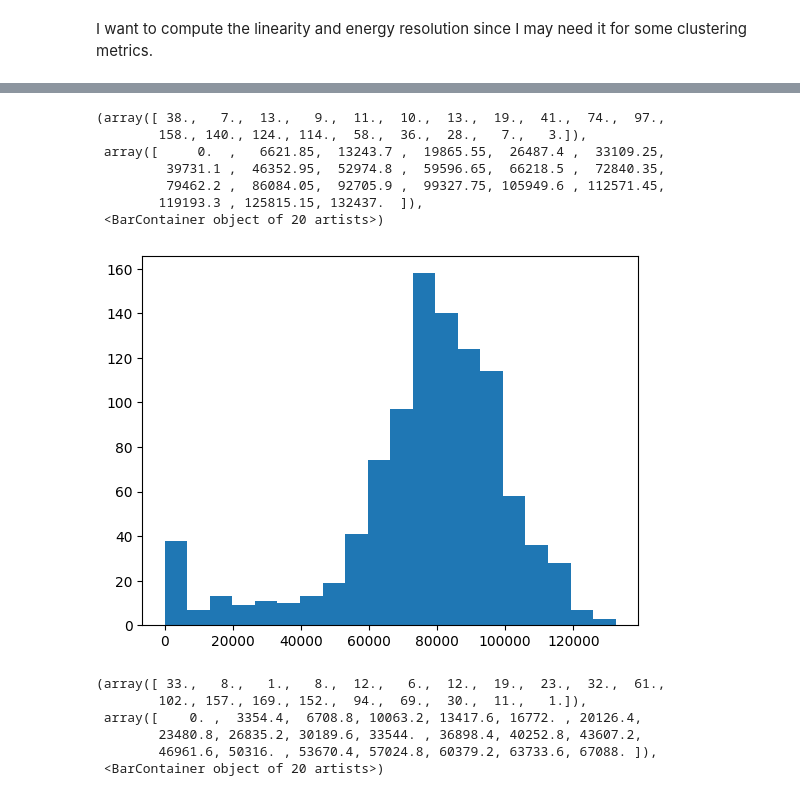
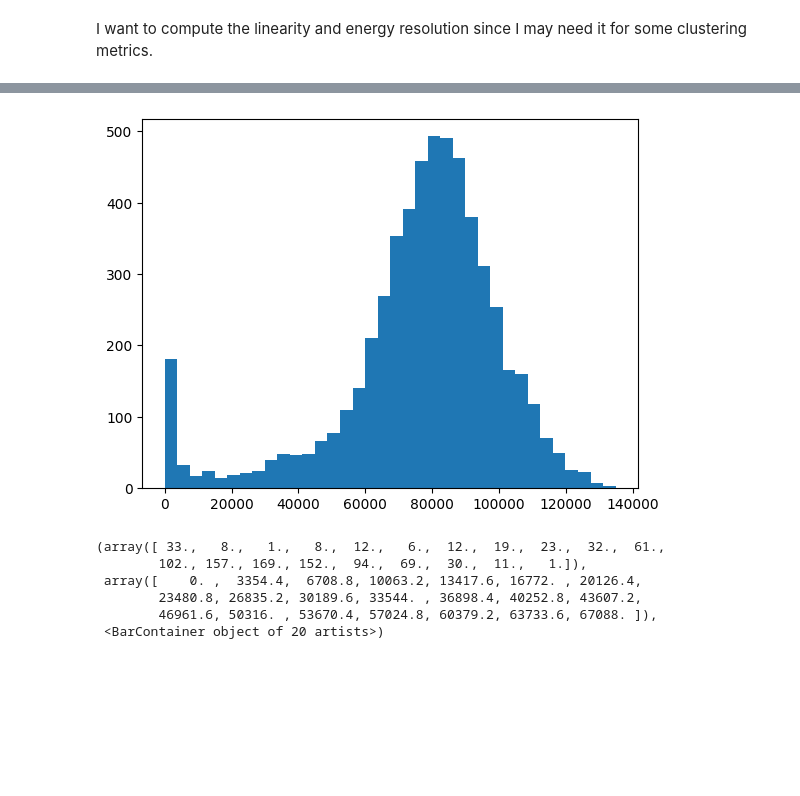
Before and after one commit to Bjartensen/python_focalh_clustering, a Jupyter notebook: notebooks/Linearity.ipynb, the cells around one changed output, grey strips where cells are left out. Saved outputs shown, nothing was run; the diff lists cells and outputs as text; code cells hidden in the pictures; blank space fills up the shorter version.

```diff
--- a/notebooks/Linearity.ipynb
+++ b/notebooks/Linearity.ipynb
@@ -80,6 +81,8 @@ def load_yaml(data):
 
 
 en350 = "/home/bjartur/workspace/focalh_data_transformer/data/converted/350_1000_uniform_noped_generic.root"
+en350 = "/home/bjartur/workspace/focalh_data_transformer/data/converted/TRAIN_E350_N5600_GEN.root"
+
 en300 = "/home/bjartur/workspace/focalh_data_transformer/data/converted/300_1000_uniform_noped_generic.root"
 en250 = "/home/bjartur/workspace/focalh_data_transformer/data/converted/250_1000_uniform_noped_generic.root"
 en200 = "/home/bjartur/workspace/focalh_data_transformer/data/converted/200_1000_uniform_generic.root"
@@ -118,14 +132,7 @@ adc150 = adc(en150)
 # %%
-plt.hist(adc350, bins=rices_rule(adc350))
+_ = plt.hist(adc350, bins=rices_rule(adc350))
 # %% [output]
-(array([ 38.,   7.,  13.,   9.,  11.,  10.,  13.,  19.,  41.,  74.,  97.,
-        158., 140., 124., 114.,  58.,  36.,  28.,   7.,   3.]),
- array([     0.  ,   6621.85,  13243.7 ,  19865.55,  26487.4 ,  33109.25,
-         39731.1 ,  46352.95,  52974.8 ,  59596.65,  66218.5 ,  72840.35,
-         79462.2 ,  86084.05,  92705.9 ,  99327.75, 105949.6 , 112571.45,
-        119193.3 , 125815.15, 132437.  ]),
- <BarContainer object of 20 artists>)
-[figure, old version]
+[figure, new version]
 # %%
 plt.hist(adc150, bins=rices_rule(adc150))
 # %% [output]
```
Also changed, not shown: parts of 3 cells of this notebook, 5 other files.
